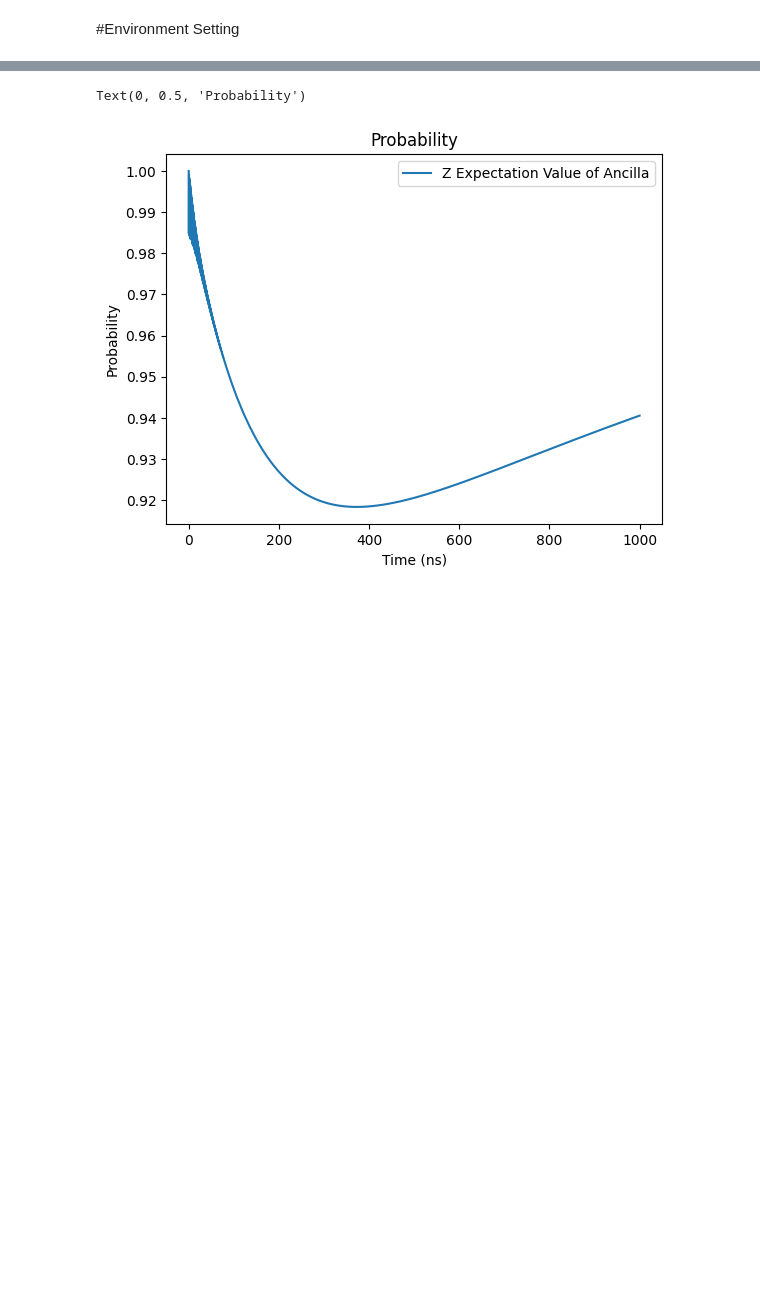
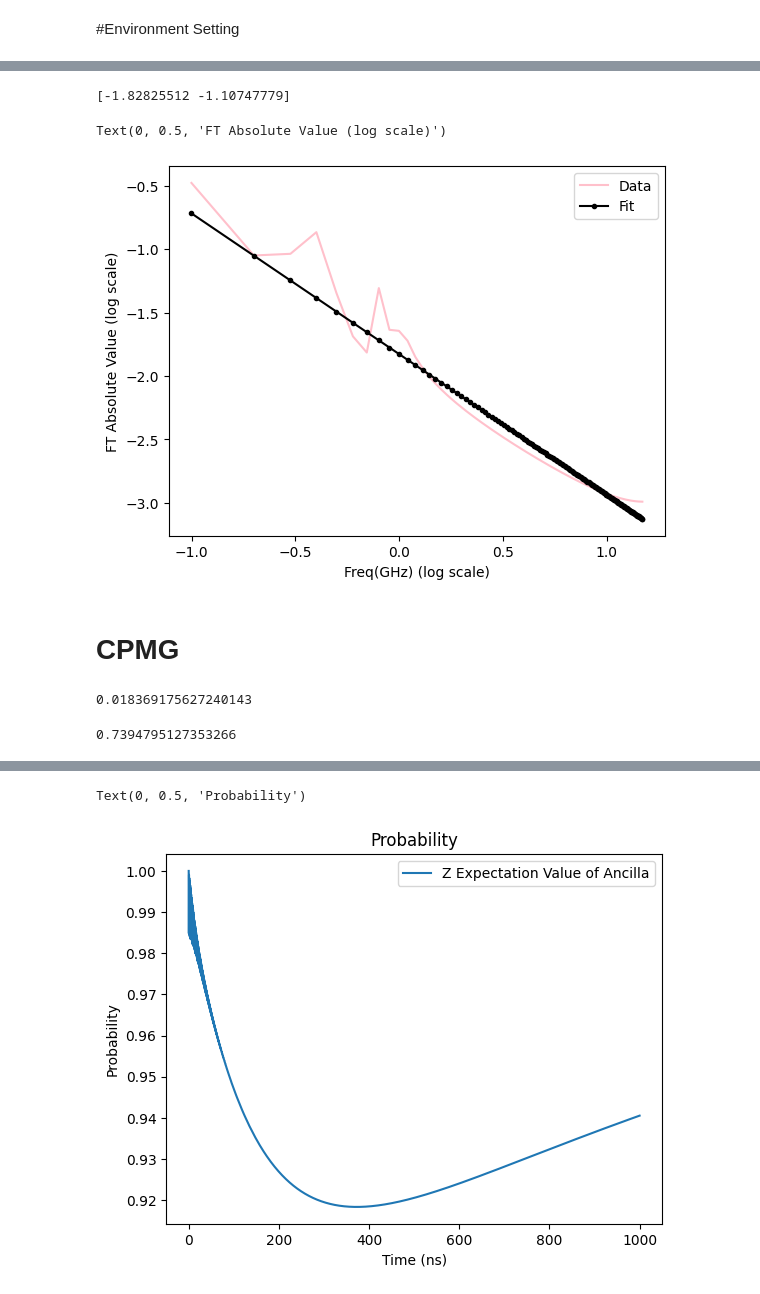
Before and after one commit to BrainConnection/Dynamical_Decoupling_Project, a Jupyter notebook: Dual Rail Erasure Qubit Reproduce.ipynb, the cells around one changed output, grey strips where cells are left out. Saved outputs shown, nothing was run; the diff lists cells and outputs as text; code cells hidden in the pictures; blank space fills up the shorter version.

```diff
--- a/Dual Rail Erasure Qubit Reproduce.ipynb
+++ b/Dual Rail Erasure Qubit Reproduce.ipynb
@@ -319,0 +335,3 @@ result4 = mesolve(
+# %%
+def func(t, b, a):
+    return b + a * t
@@ -319,0 +368,22 @@ result4 = mesolve(
+# %%
+x_fft = np.fft.fftshift(np.fft.fft(Pink_Noise_Sample))
+x_freq = np.fft.fftshift(np.fft.fftfreq(len(Pink_Noise_Sample), d=tlist[1]-tlist[0]))
+
+x_fft_plog = np.log10(x_fft[x_freq > 0])
+x_freq_plog = np.log10(x_freq[x_freq > 0])
+
+popt, pcov = curve_fit(func, x_freq_plog, x_fft_plog, p0 = [2, -0.5])
+print(popt)
+
+fig, ax = plt.subplots(1, 1)
+ax.plot(x_freq_plog, x_fft_plog, label = 'Data', color='pink')
+ax.plot(x_freq_plog, func(x_freq_plog, popt[0], popt[1]), marker='.', label = 'Fit', color='black')
+ax.legend()
+ax.set_xlabel('Freq(GHz) (log scale)')
+ax.set_ylabel('FT Absolute Value (log scale)')
+# %% [output]
+[-1.82825512 -1.10747779]
+Text(0, 0.5, 'FT Absolute Value (log scale)')
+[figure, added]
+# %% [markdown]
+# CPMG
@@ -319,0 +400,8 @@ result4 = mesolve(
+# %%
+gammaphi_1
+# %% [output]
+0.018369175627240143
+# %%
+gammaphi_2
+# %% [output]
+0.7394795127353266
```
Also changed, not shown: parts of 47 cells of this notebook.
